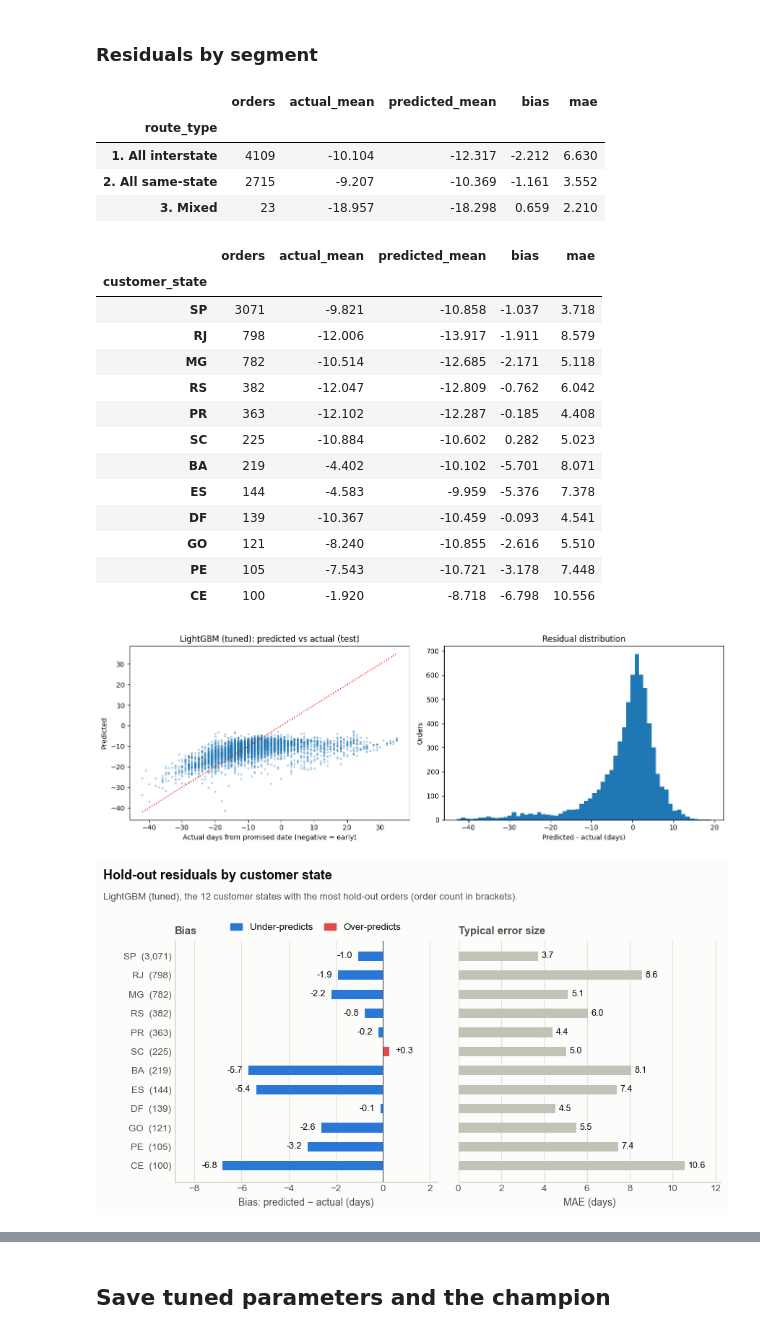
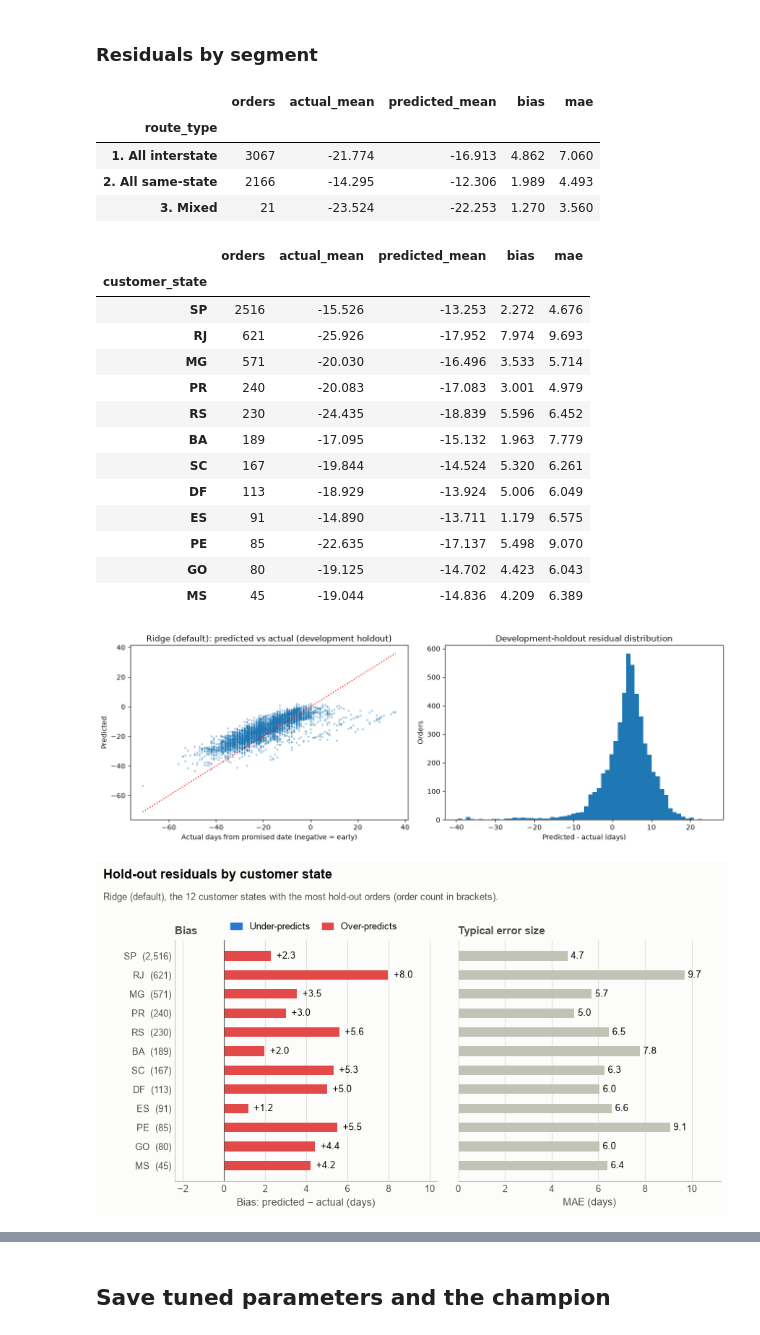
Before and after one commit to mushroomyyy/Team8_IT5006_Ecommerce_Analytics_AY2627Sem1, a Jupyter notebook: phase2/model_regression_dev.ipynb, the cells around one changed output, grey strips where cells are left out. Drawn from its saved outputs; the diff is of its cells as text; code cells hidden in the pictures.

Commit message:
Report August evaluation with aligned chronological validation

```diff
--- a/phase2/model_regression_dev.ipynb
+++ b/phase2/model_regression_dev.ipynb
@@ -76,13 +76,16 @@ np.random.seed(RANDOM_STATE)
 # %% [markdown]
 # Constants
 # %%
-RUN_DATE = '2018-06-02'   # Same run date as model_classification_dev.ipynb
+RUN_DATE = '2018-08-02'   # August inference run
 WAITING_PERIOD = LOOKBACK        # Longest wait for a delivery inside the target, chosen in the waiting-period audit below
-TEST_DAYS = 30            # Newest approval days held out as the test set, as in classification
+TEST_DAYS = 30            # Newest historical approval days held out for development selection
 N_CV_FOLDS = 5
 # Random-search iterations per model; kept small for laptop run times
 N_ITER = {'Ridge': 12, 'Decision Tree': 15, 'Random Forest': 6, 'LightGBM': 10}
 BACKTEST_RUN_DATES = ['2018-04-02', '2018-05-02', '2018-06-02', '2018-07-02']
+RUN_SENSITIVITY_BACKTEST = False  # Optional fixed-parameter April–July analysis
+RUN_RESAMPLING = False  # Optional late-order resampling experiment
+RUN_MONTHLY_COMPARISON = False  # Optional fresh monthly CV searches for June–August
 FIGURE_DIR = 'results/figures'  # Report figures are saved here as PNGs
 EXCLUDED_STATUSES = ['canceled', 'unavailable']  # Never delivered: no delivery outcome
 
@@ -633,51 +634,51 @@ figs.plot_feature_importance(importance.head(10), champion_label,
 # %%
 residuals = test_df[['customer_state', 'route_type']].copy()
 residuals['actual'] = y_test.to_numpy()
 residuals['predicted'] = test_predictions[champion_key]
 residuals['error'] = residuals['predicted'] - residuals['actual']
 for segment in ['route_type', 'customer_state']:
     table = residuals.groupby(segment).agg(orders=('error', 'size'), actual_mean=('actual', 'mean'),
                                            predicted_mean=('predicted', 'mean'), bias=('error', 'mean'),
                                            mae=('error', lambda e: e.abs().mean()))
     display(table.sort_values('orders', ascending=False).head(12))
 
 fig, axes = plt.subplots(1, 2, figsize=(13, 4.5))
 axes[0].scatter(residuals['actual'], residuals['predicted'], s=4, alpha=0.3)
 limits = [residuals[['actual', 'predicted']].min().min(), residuals[['actual', 'predicted']].max().max()]
 axes[0].plot(limits, limits, color='red', linestyle=':')
 axes[0].set(xlabel='Actual days from promised date (negative = early)', ylabel='Predicted',
-            title=f'{champion_label}: predicted vs actual (test)')
+            title=f'{champion_label}: predicted vs actual (development holdout)')
 axes[1].hist(residuals['error'], bins=60)
-axes[1].set(xlabel='Predicted - actual (days)', ylabel='Orders', title='Residual distribution')
+axes[1].set(xlabel='Predicted - actual (days)', ylabel='Orders', title='Development-holdout residual distribution')
 plt.tight_layout()
 fig.savefig(f'{FIGURE_DIR}/08_predicted_vs_actual.png', dpi=200)
 plt.show()
 # %% [output]
 |  | orders | actual_mean | predicted_mean | bias | mae |
 | route_type |  |  |  |  |  |
-| 1. All interstate | 4109 | -10.104 | -12.317 | -2.212 | 6.630 |
-| 2. All same-state | 2715 | -9.207 | -10.369 | -1.161 | 3.552 |
-| 3. Mixed | 23 | -18.957 | -18.298 | 0.659 | 2.210 |
+| 1. All interstate | 3067 | -21.774 | -16.913 | 4.862 | 7.060 |
+| 2. All same-state | 2166 | -14.295 | -12.306 | 1.989 | 4.493 |
+| 3. Mixed | 21 | -23.524 | -22.253 | 1.270 | 3.560 |
 |  | orders | actual_mean | predicted_mean | bias | mae |
 | customer_state |  |  |  |  |  |
-| SP | 3071 | -9.821 | -10.858 | -1.037 | 3.718 |
-| RJ | 798 | -12.006 | -13.917 | -1.911 | 8.579 |
-| MG | 782 | -10.514 | -12.685 | -2.171 | 5.118 |
-| RS | 382 | -12.047 | -12.809 | -0.762 | 6.042 |
-| PR | 363 | -12.102 | -12.287 | -0.185 | 4.408 |
-| SC | 225 | -10.884 | -10.602 | 0.282 | 5.023 |
-| BA | 219 | -4.402 | -10.102 | -5.701 | 8.071 |
-| ES | 144 | -4.583 | -9.959 | -5.376 | 7.378 |
-| DF | 139 | -10.367 | -10.459 | -0.093 | 4.541 |
-| GO | 121 | -8.240 | -10.855 | -2.616 | 5.510 |
-| PE | 105 | -7.543 | -10.721 | -3.178 | 7.448 |
-| CE | 100 | -1.920 | -8.718 | -6.798 | 10.556 |
+| SP | 2516 | -15.526 | -13.253 | 2.272 | 4.676 |
+| RJ | 621 | -25.926 | -17.952 | 7.974 | 9.693 |
+| MG | 571 | -20.030 | -16.496 | 3.533 | 5.714 |
+| PR | 240 | -20.083 | -17.083 | 3.001 | 4.979 |
+| RS | 230 | -24.435 | -18.839 | 5.596 | 6.452 |
+| BA | 189 | -17.095 | -15.132 | 1.963 | 7.779 |
+| SC | 167 | -19.844 | -14.524 | 5.320 | 6.261 |
+| DF | 113 | -18.929 | -13.924 | 5.006 | 6.049 |
+| ES | 91 | -14.890 | -13.711 | 1.179 | 6.575 |
+| PE | 85 | -22.635 | -17.137 | 5.498 | 9.070 |
+| GO | 80 | -19.125 | -14.702 | 4.423 | 6.043 |
+| MS | 45 | -19.044 | -14.836 | 4.209 | 6.389 |
-[figure, old version]
+[figure, new version]
 # %%
 figs.plot_residuals_by_state(residuals, champion_label,
                              save_path=f'{FIGURE_DIR}/07_residuals_by_state.png')
 # %% [output]
-[figure, old version]
+[figure, new version]
 # %% [markdown]
 ## Dual framing: a late flag derived from the regression output
 An order is flagged late when the champion's **predicted days from the promised date are above zero**. This is the same outcome as the classification label.
```
Also changed, not shown: parts of 36 cells of this notebook, 50 other files.
